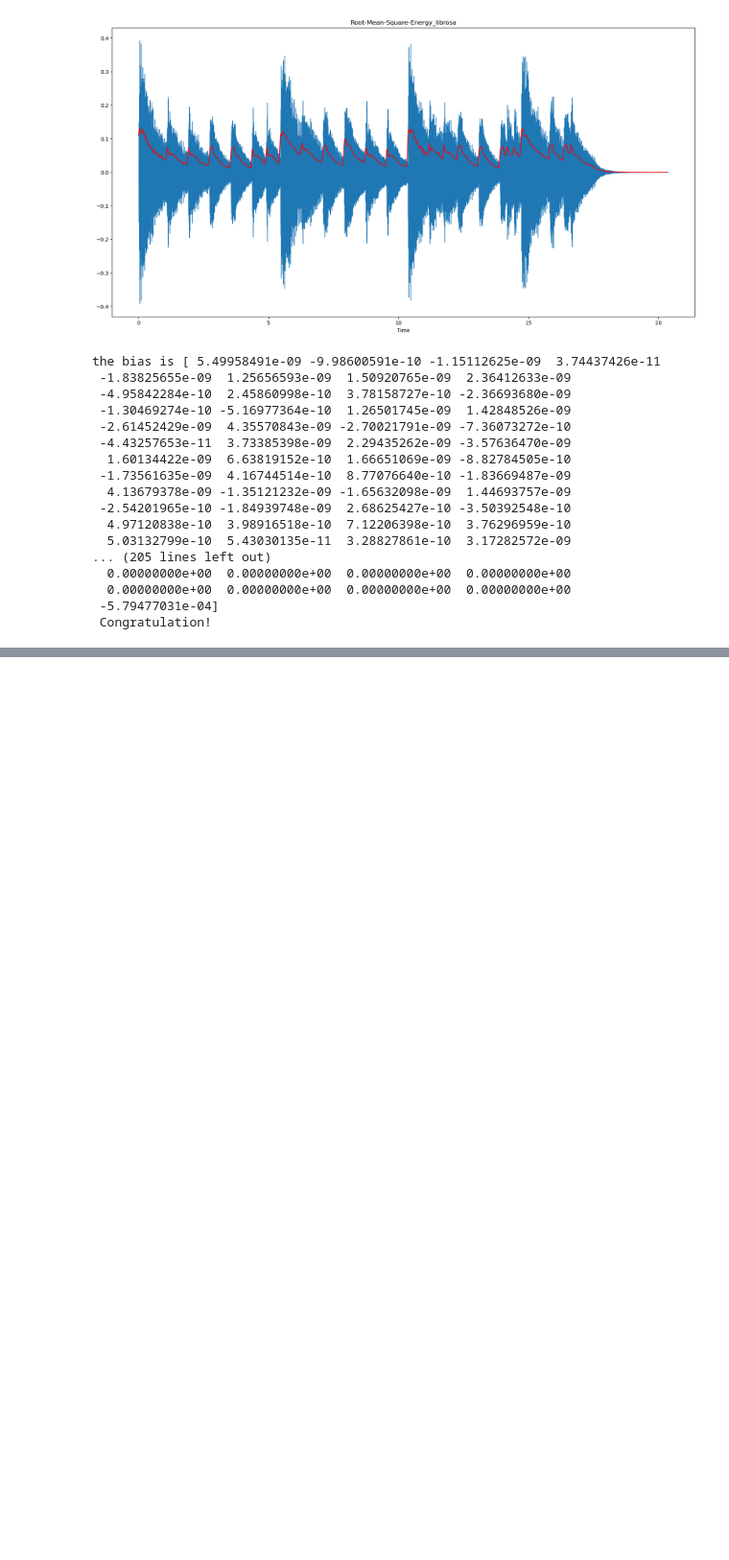
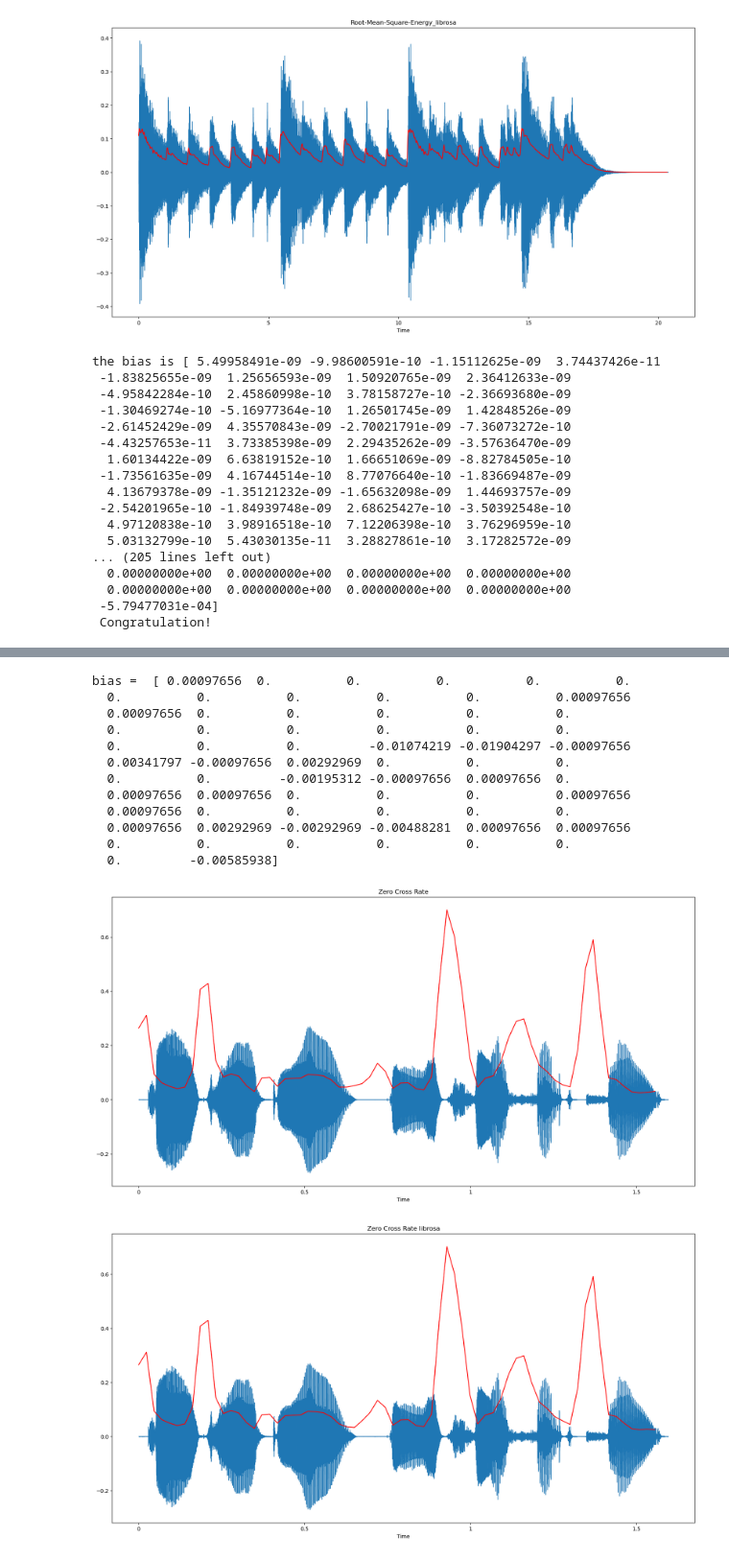
Before and after one commit to miraclebai/pytorch_practice, a Jupyter notebook: Audio_processing.ipynb, the cells around one changed output, grey strips where cells are left out. Shown at 96% size. Saved outputs shown, nothing was run; the diff lists cells and outputs as text; code cells hidden in the pictures; blank space fills up the shorter version.

```diff
--- a/Audio_processing.ipynb
+++ b/Audio_processing.ipynb
@@ -135,0 +149,77 @@ the bias is [ 5.49958491e-09 -9.98600591e-10 -1.15112625e-09  3.74437426e-11
+# %%
+"""信号的过零率ZCR
+# 0.预设环境
+# 1.加载信号
+# 2.定义函数，功能：计算每一帧的过零率，
+公式=该帧信号的平方和，开根号后，取帧长的平均值
+np.sum(np.abs(np.sign(a)-np.sign(b)))/2/frame_length
+# 3.设置参数：每一帧长1024，以50%的重叠率分帧，调用该函数
+# 4.绘制图像
+# 5.利用librosa.feature.
+# 6.比较两者差异
+"""
+
+# 0.预设环境
+import numpy as np
+import librosa
+import librosa.display
+from matplotlib import pyplot as plt
+
+# 1.加载信号
+wave_path = "/Users/baijingyuan/Desktop/audio_data/speech_this_song.wav"
+waveform, sr = librosa.load(wave_path, sr = None)
+
+# 2.定义函数，功能：计算每一帧的过零率，
+def Calc_ZCR(waveform, frame_length, hop_length):
+    if len(waveform) % hop_length != 0:
+        frame_num = int((len(waveform) - frame_length) / hop_length) + 1
+        pad_num = frame_num * hop_length + frame_length - len(waveform)
+        waveform = np.pad(waveform, (0, pad_num), 'wrap')
+    frame_num = int((len(waveform) - frame_length) / hop_length) + 1
+    waveform_ZCR = []
+    for t in range(frame_num):
+        current_frame = waveform[(frame_length - hop_length) * t : (frame_length - hop_length) * t + frame_length]
+        a = np.sign(current_frame[0 : frame_length - 1], )
+        b = np.sign(current_frame[1 : frame_length], )
+        current_ZCR = np.sum(np.abs(a - b)) / frame_length / 2
+        waveform_ZCR.append(current_ZCR)
+    return np.array(waveform_ZCR)
+
+# 3.设置参数：每一帧长1024，以50%的重叠率分帧，调用该函数
+frame_size = 1024
+hop_size = int(1024 * 0.5)
+waveform_ZCR = Calc_ZCR(waveform, frame_size, hop_size)
+
+# 4.绘制图像
+frame_scale = np.arange(0, len(waveform_ZCR), step = 1)
+time_scale = librosa.frames_to_time(frame_scale)
+plt.figure(figsize = (20, 10))
+librosa.display.waveshow(waveform)
+plt.plot(time_scale, waveform_ZCR, color = 'r')
+plt.title("Zero Cross Rate")
+
+# 5.利用librosa.feature.
+waveform_ZCR_librosa = librosa.feature.zero_crossing_rate(waveform, frame_length = frame_size, hop_length = hop_size).T[1:, 0]
+plt.figure(figsize = (20, 10))
+librosa.display.waveshow(waveform)
+plt.plot(time_scale, waveform_ZCR_librosa, color = 'r')
+plt.title("Zero Cross Rate librosa")
+
+# 6.比较两者差异
+bias = waveform_ZCR_librosa - waveform_ZCR
+print("bias = ", bias)
+# %% [output]
+bias =  [ 0.00097656  0.          0.          0.          0.          0.
+  0.          0.          0.          0.          0.          0.00097656
+  0.00097656  0.          0.          0.          0.          0.
+  0.          0.          0.          0.          0.          0.
+  0.          0.          0.         -0.01074219 -0.01904297 -0.00097656
+  0.00341797 -0.00097656  0.00292969  0.          0.          0.
+  0.          0.         -0.00195312 -0.00097656  0.00097656  0.
+  0.00097656  0.00097656  0.          0.          0.          0.00097656
+  0.00097656  0.          0.          0.          0.          0.
+  0.00097656  0.00292969 -0.00292969 -0.00488281  0.00097656  0.00097656
+  0.          0.          0.          0.          0.          0.
+  0.         -0.00585938]
+[figure, added]
+[figure, added]
```
Also changed, not shown: parts of 4 cells of this notebook, 6 other files.
